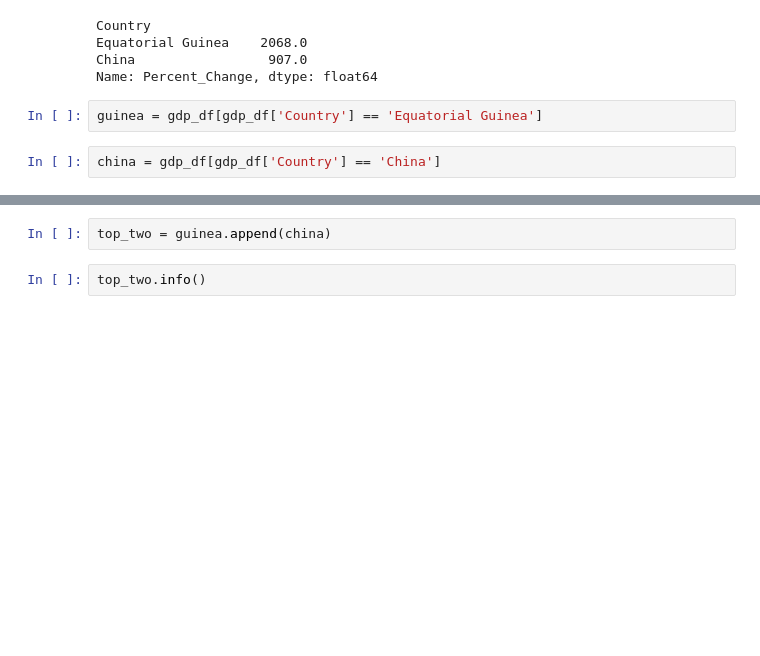
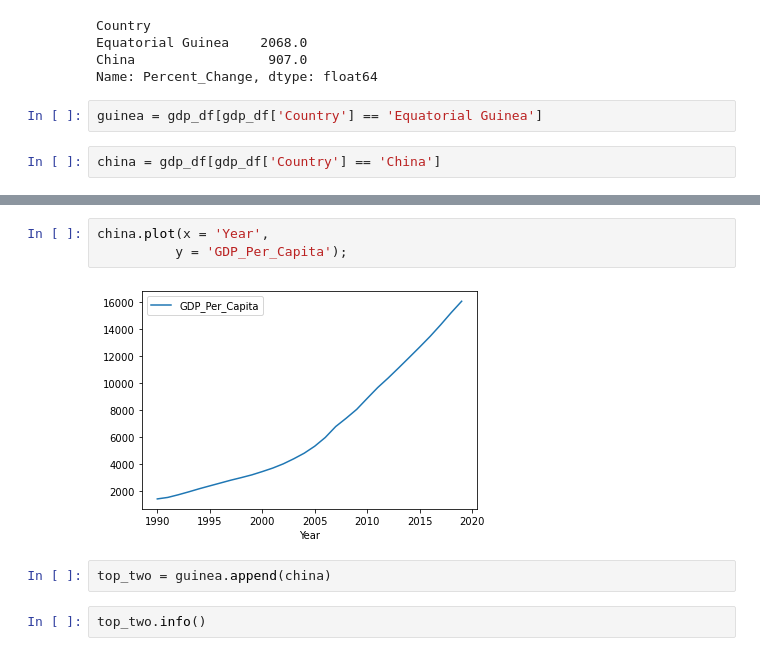
Before and after one commit to nss-data-science-cohort-5/un_exploration-Corbec, a Jupyter notebook: notebooks/UN_Data_Exploration.ipynb, the cells around one changed output, grey strips where cells are left out. Cells and saved outputs as stored; diff of their text form; blank space fills up the shorter version.

```diff
--- a/notebooks/UN_Data_Exploration.ipynb
+++ b/notebooks/UN_Data_Exploration.ipynb
@@ -291,3 +296,8 @@ china = gdp_df[gdp_df['Country'] == 'China']
+# %%
+china.plot(x = 'Year',
+          y = 'GDP_Per_Capita');
+# %% [output]
+[figure, added]
 # %%
 top_two = guinea.append(china)
 # %%
```
Also changed, not shown: parts of 15 cells of this notebook.
